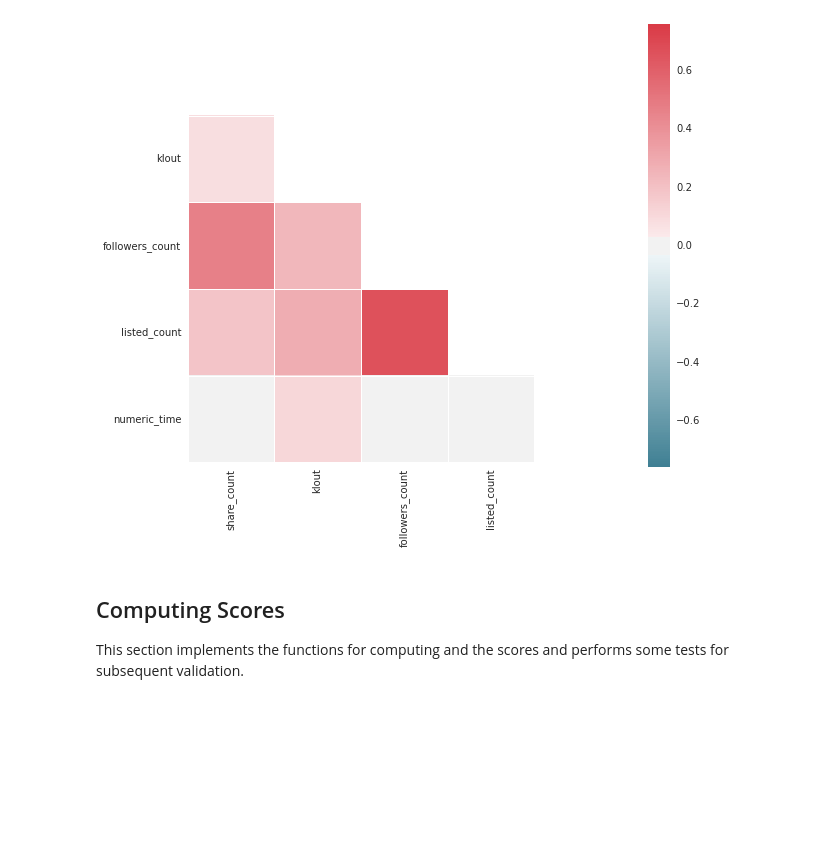
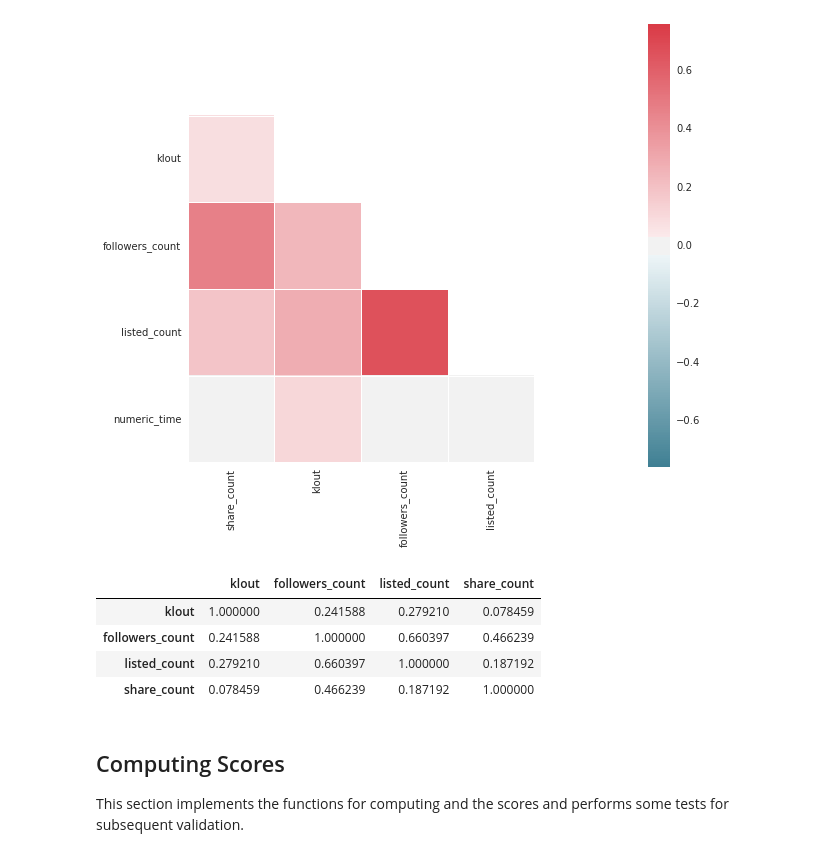
Before and after one commit to encorealerts/ipython-experiments, a Jupyter notebook: adornes/python_analysis_score_alerts.ipynb, the cells around one changed output. Drawn from its saved outputs; the diff is of its cells as text; code cells hidden in the pictures; blank space fills up the shorter version.

```diff
--- a/adornes/python_analysis_score_alerts.ipynb
+++ b/adornes/python_analysis_score_alerts.ipynb
@@ -300,6 +343,14 @@ sns.corrplot(regdatatweetsonly, annot=False, sig_stars=False,
 f.tight_layout()
 # %% [output]
 [figure]
+# %%
+regdatatweetsonly[["klout", "followers_count", "listed_count", "share_count"]].corr()
+# %% [output]
+|  | klout | followers_count | listed_count | share_count |
+| klout | 1.000000 | 0.241588 | 0.279210 | 0.078459 |
+| followers_count | 0.241588 | 1.000000 | 0.660397 | 0.466239 |
+| listed_count | 0.279210 | 0.660397 | 1.000000 | 0.187192 |
+| share_count | 0.078459 | 0.466239 | 0.187192 | 1.000000 |
 # %% [markdown]
 ## Computing Scores
 
```
Also changed, not shown: parts of 11 cells of this notebook.
